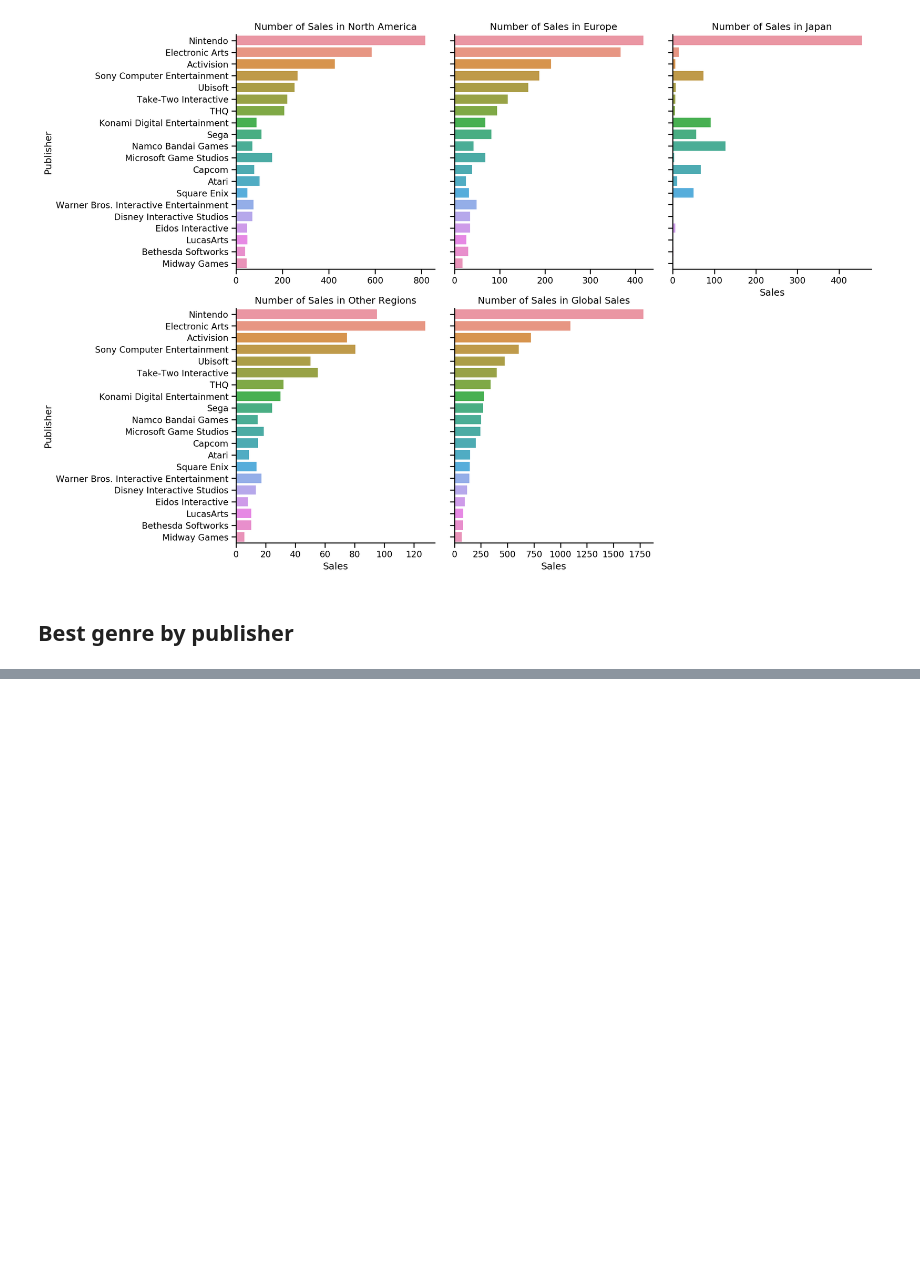
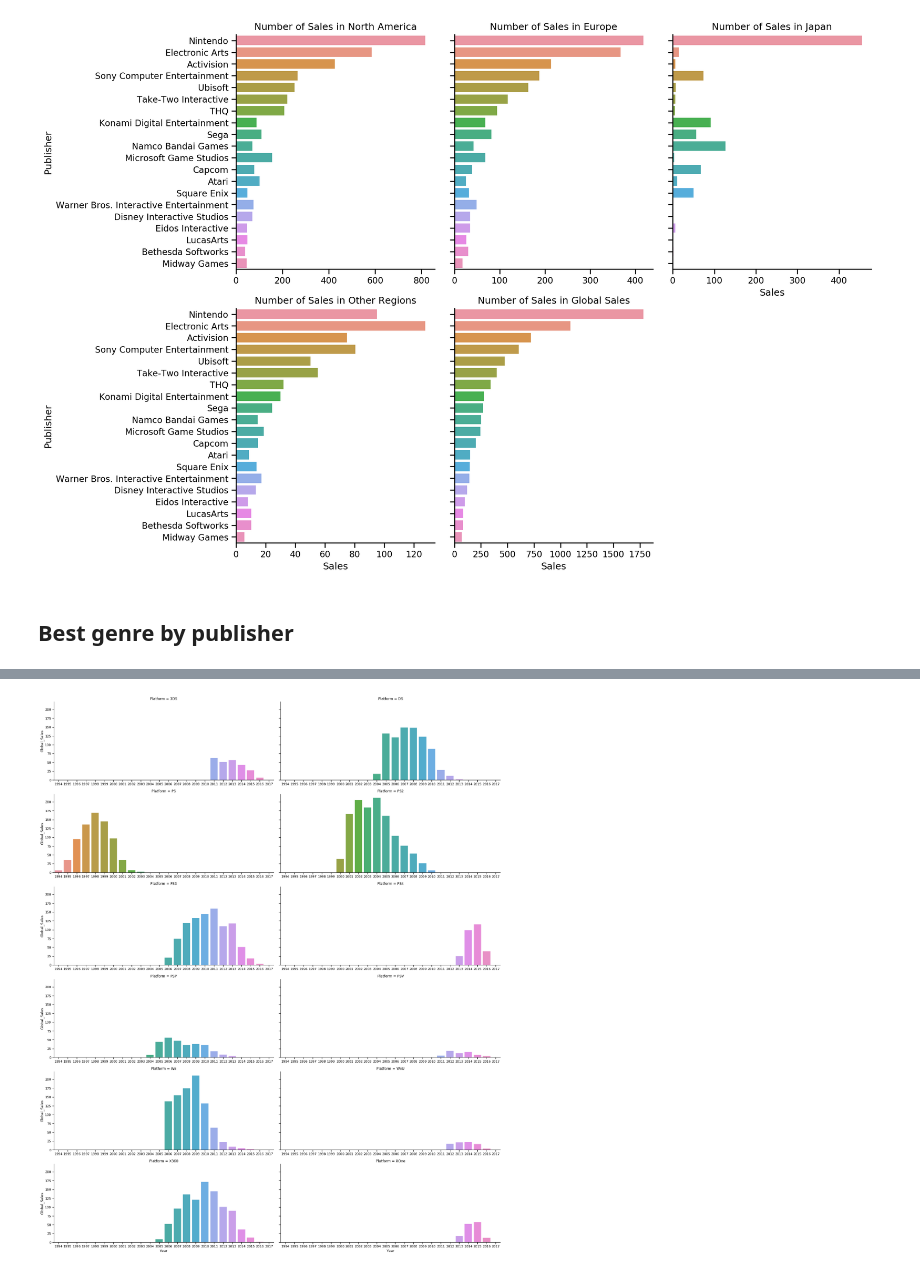
Before and after one commit to ramonrcn/Videogame-Sales, a Jupyter notebook: Videgame sales EDA.ipynb, the cells around one changed output, grey strips where cells are left out. Cells and saved outputs as stored; diff of their text form; code cells hidden in the pictures; blank space fills up the shorter version.

```diff
--- a/Videgame sales EDA.ipynb
+++ b/Videgame sales EDA.ipynb
@@ -495,0 +668,4 @@ with sns.plotting_context('notebook'):
+# %%
+cons12 = temp.loc[(temp.Platform == 'PS') | (temp.Platform == 'PS2') | (temp.Platform == 'PS3') | (temp.Platform == 'PS4') |
+        (temp.Platform == 'X360') | (temp.Platform == 'XOne') | (temp.Platform == 'Wii') | (temp.Platform == 'WiiU') |
+        (temp.Platform == 'DS') | (temp.Platform == 'PSP') | (temp.Platform == '3DS') | (temp.Platform == 'PSV')]
@@ -495,0 +726,3 @@ with sns.plotting_context('notebook'):
+# %%
+# Acessing the 2014 register of the DS platform, through the slice 17:18, and then on the 4th column, assigning the 0.02 value
+cons12.iloc[17:18,(4)] = 0.02
@@ -495,0 +735,3 @@ with sns.plotting_context('notebook'):
+# %%
+# Acessing the 2014 register of the DS platform, through the slice 17:18, and then on the last column, updating the value to 0.04
+cons12.iloc[17:18,(-1)] = 0.04
@@ -495,0 +744,6 @@ with sns.plotting_context('notebook'):
+# %%
+# Deleting the 1985 entry
+cons12.drop(labels=25, axis=0, inplace= True)
+
+# And on the last line, the updated values
+cons12.head(17)
@@ -495,0 +773,7 @@ with sns.plotting_context('notebook'):
+# %%
+# Most sold consoles from 6th, 7th and 8th generations
+g = sns.catplot(data= cons12, x='Year', y='Global_Sales', col='Platform', col_wrap=2, kind='bar',
+            sharex=False, sharey= True, aspect= 2.5, height = 4.5, estimator= max)
+#g.savefig(dpi=300,fname='D:\GitHub\Python\\Data Science Projects\\Video Game Sales\Sales_Platform.png')
+# %% [output]
+[figure, added]
```
Also changed, not shown: parts of 42 cells of this notebook.
